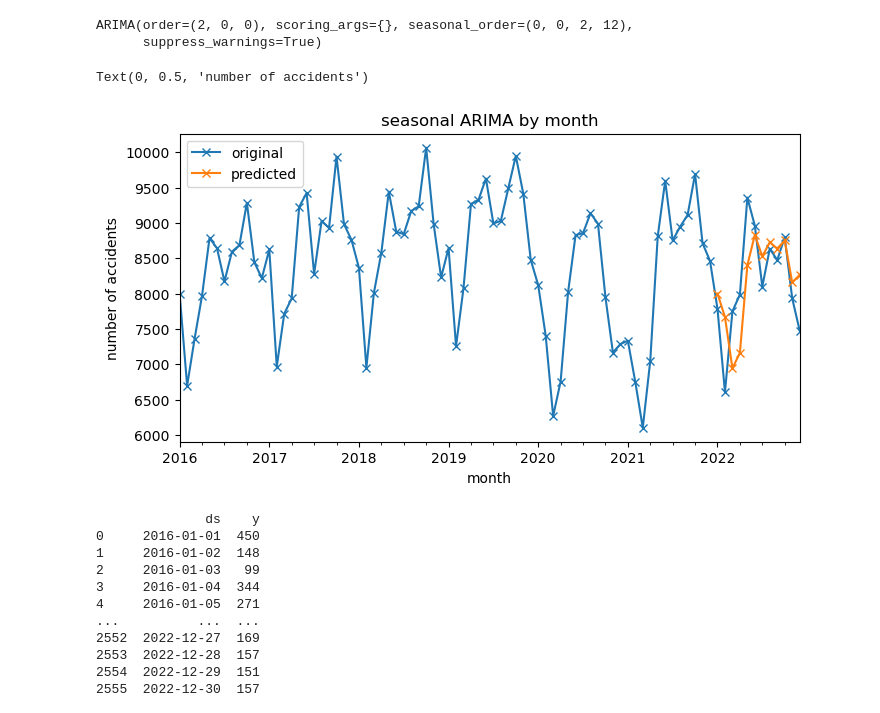
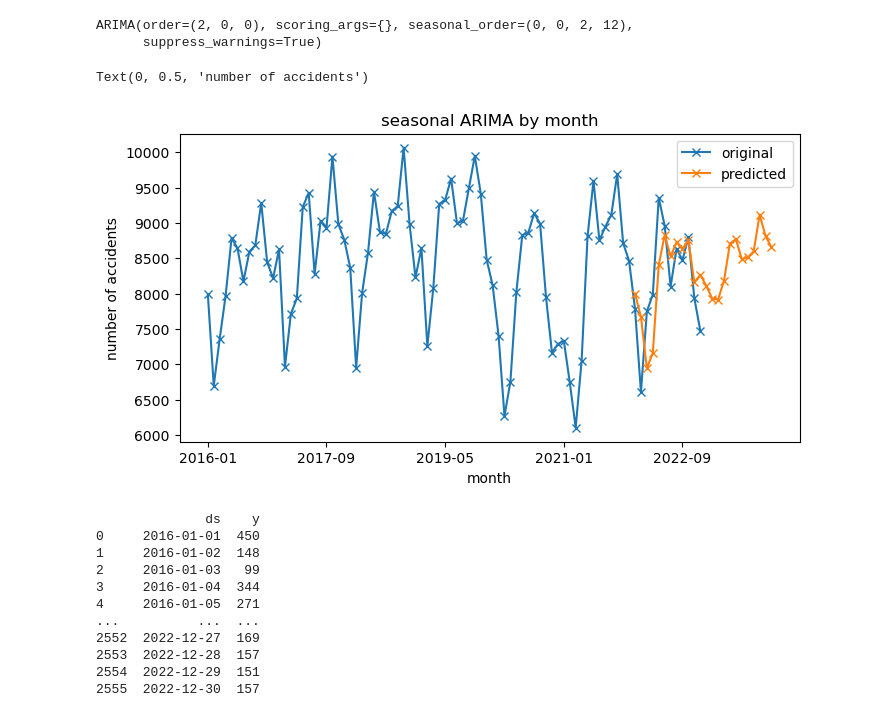
Before and after one commit to Katarina5/time-series-predictions, a Jupyter notebook: accidents.ipynb, the cells around one changed output. Drawn from its saved outputs; the diff is of its cells as text; code cells hidden in the pictures.

```diff
--- a/accidents.ipynb
+++ b/accidents.ipynb
@@ -132,15 +136,23 @@ ARIMA(order=(2, 0, 0), scoring_args={}, seasonal_order=(0, 0, 2, 12),
       suppress_warnings=True)
 # %%
 # SARIMA
-forecast_test_auto = auto_arima.predict(n_periods=len(monthly_count_test))
+forecast_test_auto = auto_arima.predict(n_periods=len(monthly_count_test)+12)  # predict one year from the test set and 12 months in the future
 predict_df = pd.DataFrame(monthly_count)
+
+# add future dates to predict_df
+last_date = predict_df.index.max()
+future_dates = pd.date_range(start=last_date.to_timestamp(), periods=13, freq='M')
+new_rows = pd.DataFrame(index=future_dates, columns=predict_df.columns)
+new_rows = new_rows.iloc[1:]
+predict_df = pd.concat([predict_df, new_rows])
+
 predict_df['forecast_value'] = [None]*len(monthly_count_train) + list(forecast_test_auto)
 
 predict_df.columns = ["original", "predicted"]
 predict_df.plot(marker='x')
 plt.title("seasonal ARIMA by month")
 plt.xlabel("month")
 plt.ylabel("number of accidents")
 # %% [output]
 Text(0, 0.5, 'number of accidents')
-[figure, old version]
+[figure, new version]
```
Also changed, not shown: parts of 26 cells of this notebook, 1 other file.
